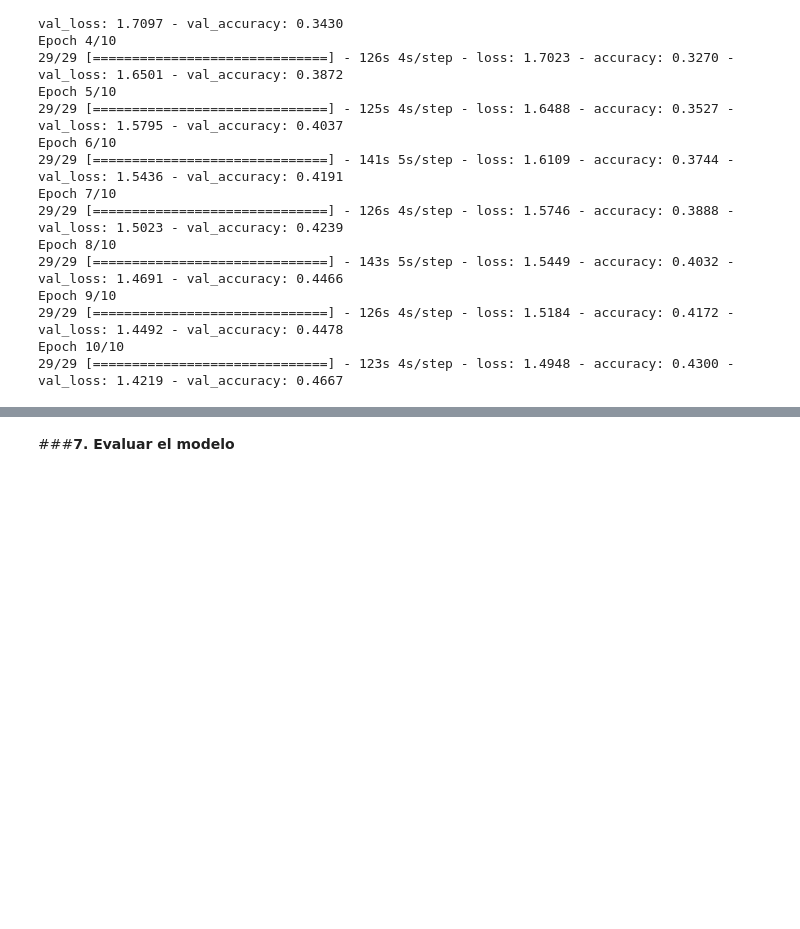
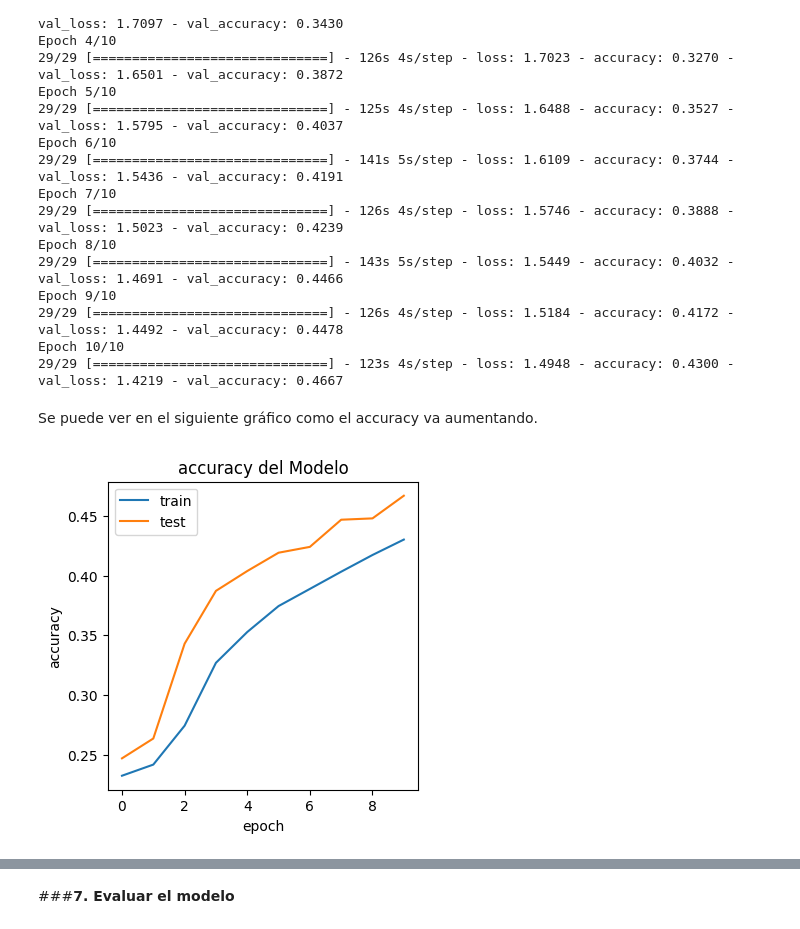
Before and after one commit to ElenaPeralPastor/AA_PRACTICA2_GRUPO_2, a Jupyter notebook: PROYECTO.ipynb, the cells around one changed output, grey strips where cells are left out. Drawn from its saved outputs; the diff is of its cells as text; code cells hidden in the pictures; blank space fills up the shorter version.

```diff
--- a/PROYECTO.ipynb
+++ b/PROYECTO.ipynb
@@ -249,3 +249,16 @@ Epoch 9/10
 29/29 [==============================] - 126s 4s/step - loss: 1.5184 - accuracy: 0.4172 - val_loss: 1.4492 - val_accuracy: 0.4478
 Epoch 10/10
 29/29 [==============================] - 123s 4s/step - loss: 1.4948 - accuracy: 0.4300 - val_loss: 1.4219 - val_accuracy: 0.4667
+# %% [markdown]
+Se puede ver en el siguiente gráfico como el accuracy va aumentando.
+# %%
+plt.figure(figsize = (4,4))
+plt.plot(history.history['accuracy'])
+plt.plot(history.history['val_accuracy'])
+plt.title('accuracy del Modelo')
+plt.ylabel('accuracy')
+plt.xlabel('epoch')
+plt.legend(['train', 'test'], loc='upper left')
+plt.show()
+# %% [output]
+[figure, added]
```
Also changed, not shown: parts of 2 cells of this notebook.
